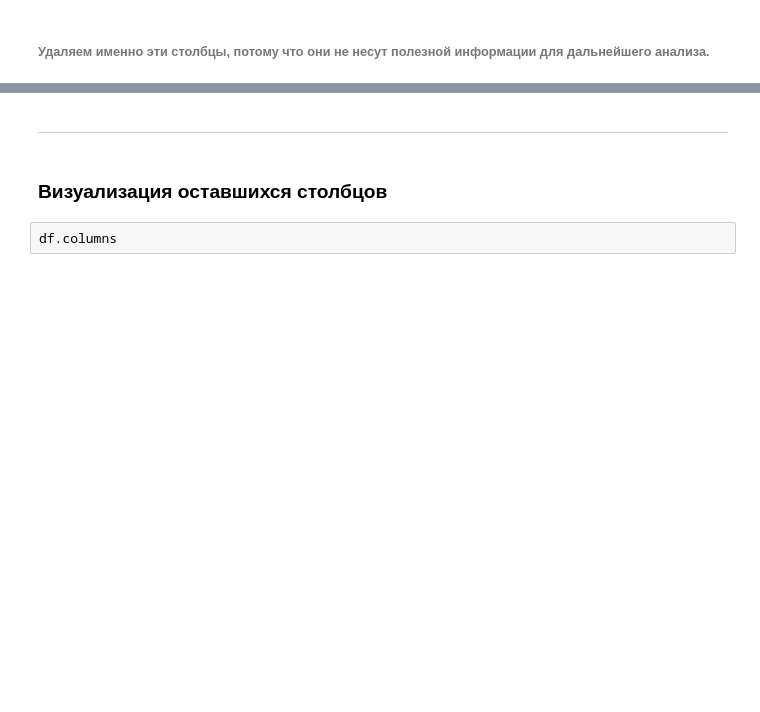
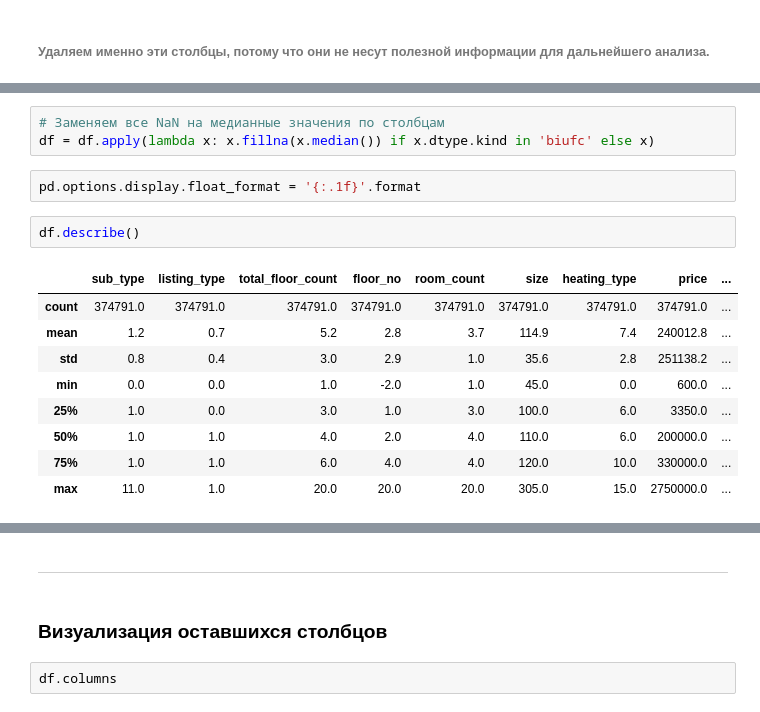
Before and after one commit to mewkfeli/MachineLearning_TeamWork, a Jupyter notebook: Командный.ipynb, the cells around one changed output, grey strips where cells are left out. Cells and saved outputs as stored; diff of their text form; blank space fills up the shorter version.

```diff
--- a/Командный.ipynb
+++ b/Командный.ipynb
@@ -495,0 +497,17 @@ df = df[~df.apply(lambda row: row.astype(str).str.contains('Unknown').any(), axi
+# %%
+# Заменяем все NaN на медианные значения по столбцам
+df = df.apply(lambda x: x.fillna(x.median()) if x.dtype.kind in 'biufc' else x)
+# %%
+pd.options.display.float_format = '{:.1f}'.format
+# %%
+df.describe()
+# %% [output]
+|  | sub_type | listing_type | total_floor_count | floor_no | room_count | size | heating_type | price | ... |
+| count | 374791.0 | 374791.0 | 374791.0 | 374791.0 | 374791.0 | 374791.0 | 374791.0 | 374791.0 | ... |
+| mean | 1.2 | 0.7 | 5.2 | 2.8 | 3.7 | 114.9 | 7.4 | 240012.8 | ... |
+| std | 0.8 | 0.4 | 3.0 | 2.9 | 1.0 | 35.6 | 2.8 | 251138.2 | ... |
+| min | 0.0 | 0.0 | 1.0 | -2.0 | 1.0 | 45.0 | 0.0 | 600.0 | ... |
+| 25% | 1.0 | 0.0 | 3.0 | 1.0 | 3.0 | 100.0 | 6.0 | 3350.0 | ... |
+| 50% | 1.0 | 1.0 | 4.0 | 2.0 | 4.0 | 110.0 | 6.0 | 200000.0 | ... |
+| 75% | 1.0 | 1.0 | 6.0 | 4.0 | 4.0 | 120.0 | 10.0 | 330000.0 | ... |
+| max | 11.0 | 1.0 | 20.0 | 20.0 | 20.0 | 305.0 | 15.0 | 2750000.0 | ... |
```
Also changed, not shown: parts of 19 cells of this notebook, 3 other files.
